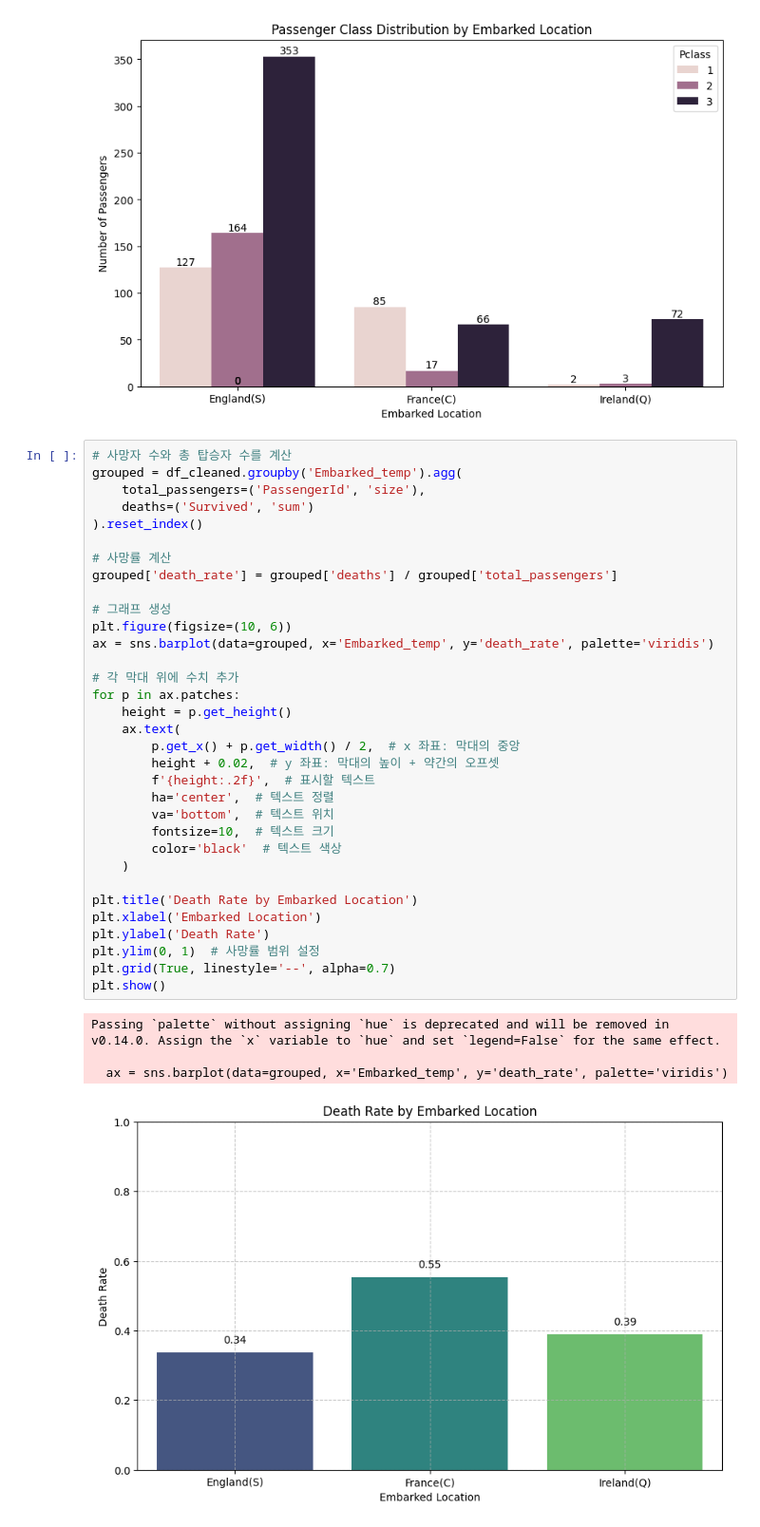
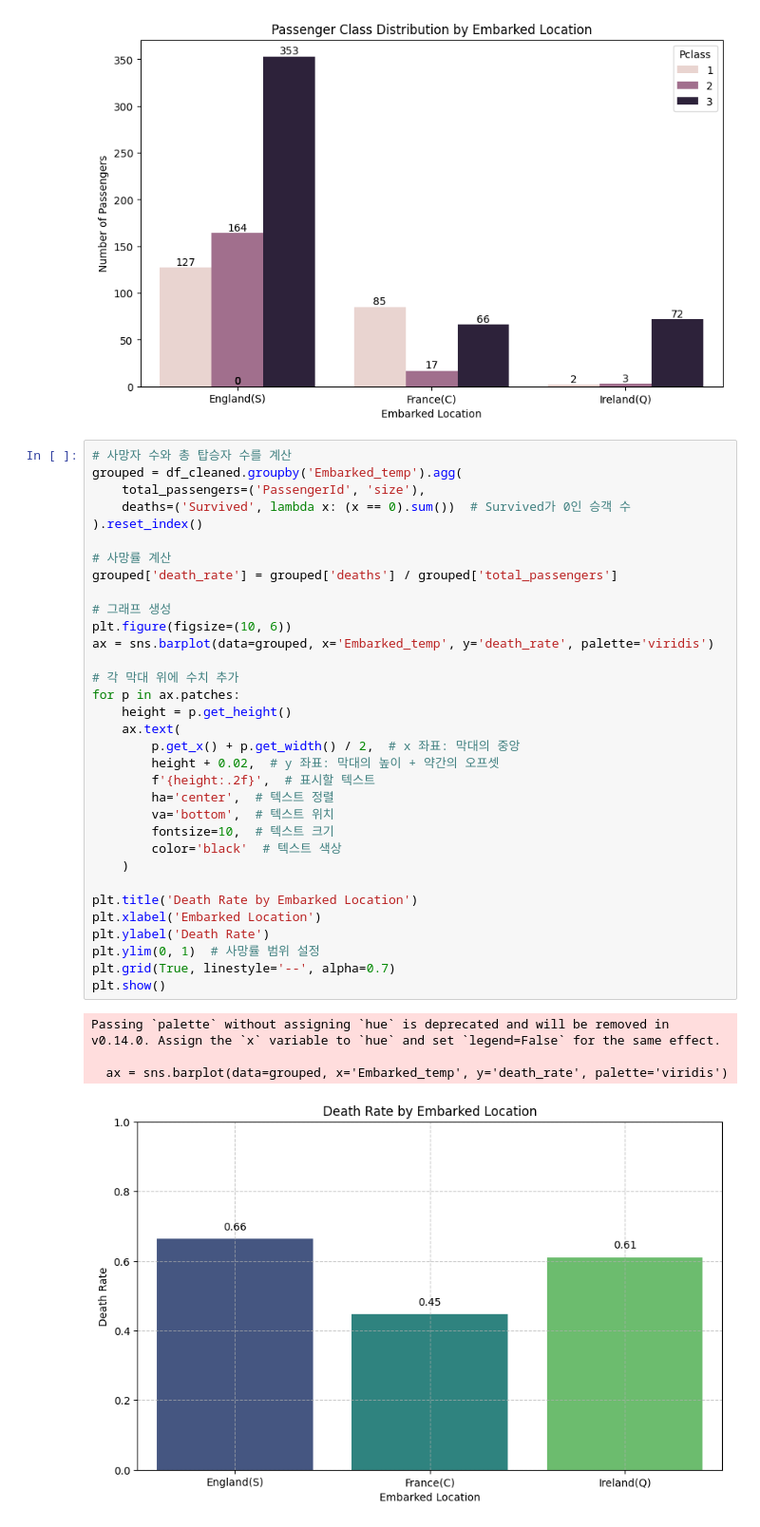
Before and after one commit to taelyne/titanic, a Jupyter notebook: titanic_2.ipynb, the cells around one changed output. Shown: that part at 95% size. Cells and saved outputs as stored; diff of their text form.

```diff
--- a/titanic_2.ipynb
+++ b/titanic_2.ipynb
@@ -116,39 +116,39 @@ See the caveats in the documentation: https://pandas.pydata.org/pandas-docs/stab
 # 사망자 수와 총 탑승자 수를 계산
 grouped = df_cleaned.groupby('Embarked_temp').agg(
     total_passengers=('PassengerId', 'size'),
-    deaths=('Survived', 'sum')
+    deaths=('Survived', lambda x: (x == 0).sum())  # Survived가 0인 승객 수
 ).reset_index()
 
 # 사망률 계산
 grouped['death_rate'] = grouped['deaths'] / grouped['total_passengers']
 
 # 그래프 생성
 plt.figure(figsize=(10, 6))
 ax = sns.barplot(data=grouped, x='Embarked_temp', y='death_rate', palette='viridis')
 
 # 각 막대 위에 수치 추가
 for p in ax.patches:
     height = p.get_height()
     ax.text(
         p.get_x() + p.get_width() / 2,  # x 좌표: 막대의 중앙
         height + 0.02,  # y 좌표: 막대의 높이 + 약간의 오프셋
         f'{height:.2f}',  # 표시할 텍스트
         ha='center',  # 텍스트 정렬
         va='bottom',  # 텍스트 위치
         fontsize=10,  # 텍스트 크기
         color='black'  # 텍스트 색상
     )
 
 plt.title('Death Rate by Embarked Location')
 plt.xlabel('Embarked Location')
 plt.ylabel('Death Rate')
 plt.ylim(0, 1)  # 사망률 범위 설정
 plt.grid(True, linestyle='--', alpha=0.7)
 plt.show()
 # %% [output]
 Passing `palette` without assigning `hue` is deprecated and will be removed in v0.14.0. Assign the `x` variable to `hue` and set `legend=False` for the same effect.
 
   ax = sns.barplot(data=grouped, x='Embarked_temp', y='death_rate', palette='viridis')
-[figure, old version]
+[figure, new version]
 # %%
 # 사망자 수를 계산
```
Also changed, not shown: parts of 4 cells of this notebook.
